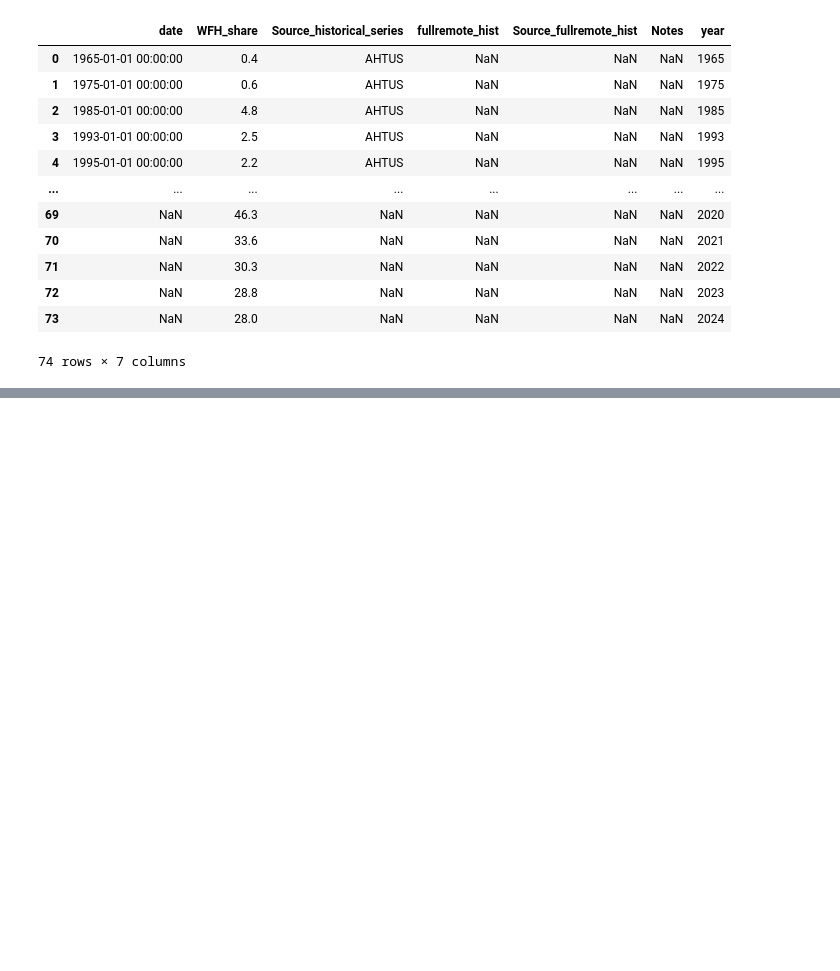
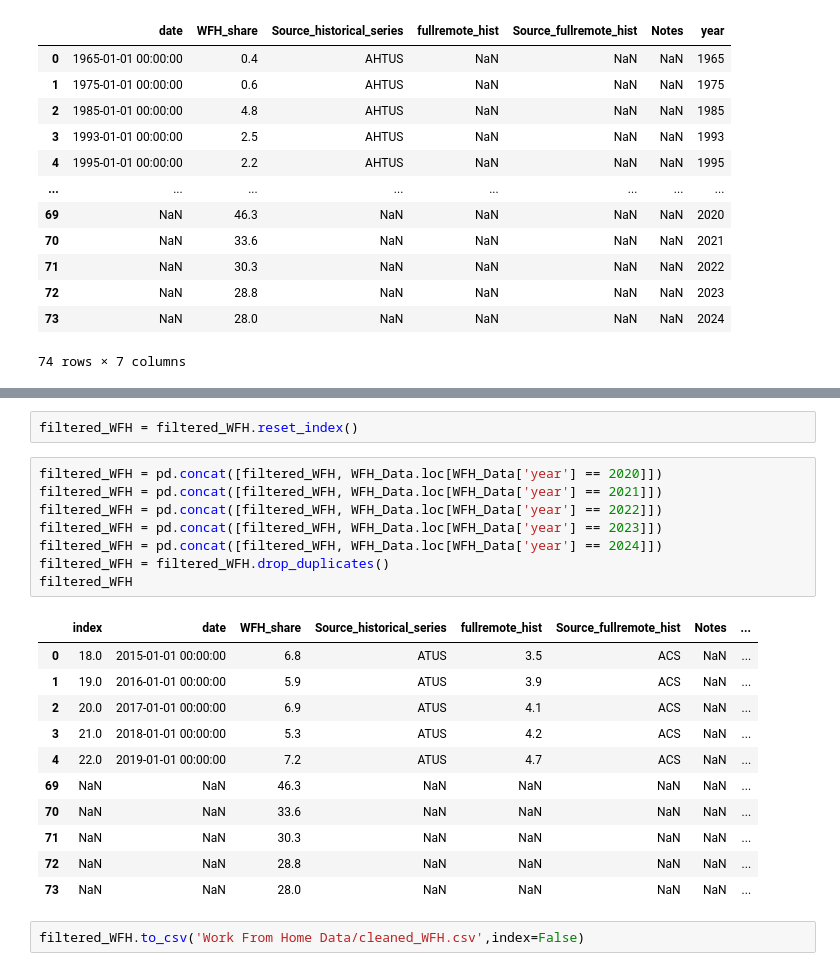
Before and after one commit to Keith-Cheung/FIN377-Final-Project, a Jupyter notebook: keith.ipynb, the cells around one changed output, grey strips where cells are left out. Drawn from its saved outputs; the diff is of its cells as text; blank space fills up the shorter version.

```diff
--- a/keith.ipynb
+++ b/keith.ipynb
@@ -80,0 +95,24 @@ WFH_Data
+# %%
+filtered_WFH = filtered_WFH.reset_index()
+# %%
+filtered_WFH = pd.concat([filtered_WFH, WFH_Data.loc[WFH_Data['year'] == 2020]])
+filtered_WFH = pd.concat([filtered_WFH, WFH_Data.loc[WFH_Data['year'] == 2021]])
+filtered_WFH = pd.concat([filtered_WFH, WFH_Data.loc[WFH_Data['year'] == 2022]])
+filtered_WFH = pd.concat([filtered_WFH, WFH_Data.loc[WFH_Data['year'] == 2023]])
+filtered_WFH = pd.concat([filtered_WFH, WFH_Data.loc[WFH_Data['year'] == 2024]])
+filtered_WFH = filtered_WFH.drop_duplicates()
+filtered_WFH
+# %% [output]
+|  | index | date | WFH_share | Source_historical_series | fullremote_hist | Source_fullremote_hist | Notes | ... |
+| 0 | 18.0 | 2015-01-01 00:00:00 | 6.8 | ATUS | 3.5 | ACS | NaN | ... |
+| 1 | 19.0 | 2016-01-01 00:00:00 | 5.9 | ATUS | 3.9 | ACS | NaN | ... |
+| 2 | 20.0 | 2017-01-01 00:00:00 | 6.9 | ATUS | 4.1 | ACS | NaN | ... |
+| 3 | 21.0 | 2018-01-01 00:00:00 | 5.3 | ATUS | 4.2 | ACS | NaN | ... |
+| 4 | 22.0 | 2019-01-01 00:00:00 | 7.2 | ATUS | 4.7 | ACS | NaN | ... |
+| 69 | NaN | NaN | 46.3 | NaN | NaN | NaN | NaN | ... |
+| 70 | NaN | NaN | 33.6 | NaN | NaN | NaN | NaN | ... |
+| 71 | NaN | NaN | 30.3 | NaN | NaN | NaN | NaN | ... |
+| 72 | NaN | NaN | 28.8 | NaN | NaN | NaN | NaN | ... |
+| 73 | NaN | NaN | 28.0 | NaN | NaN | NaN | NaN | ... |
+# %%
+filtered_WFH.to_csv('Work From Home Data/cleaned_WFH.csv',index=False)
```
Also changed, not shown: parts of 1 cell of this notebook.
